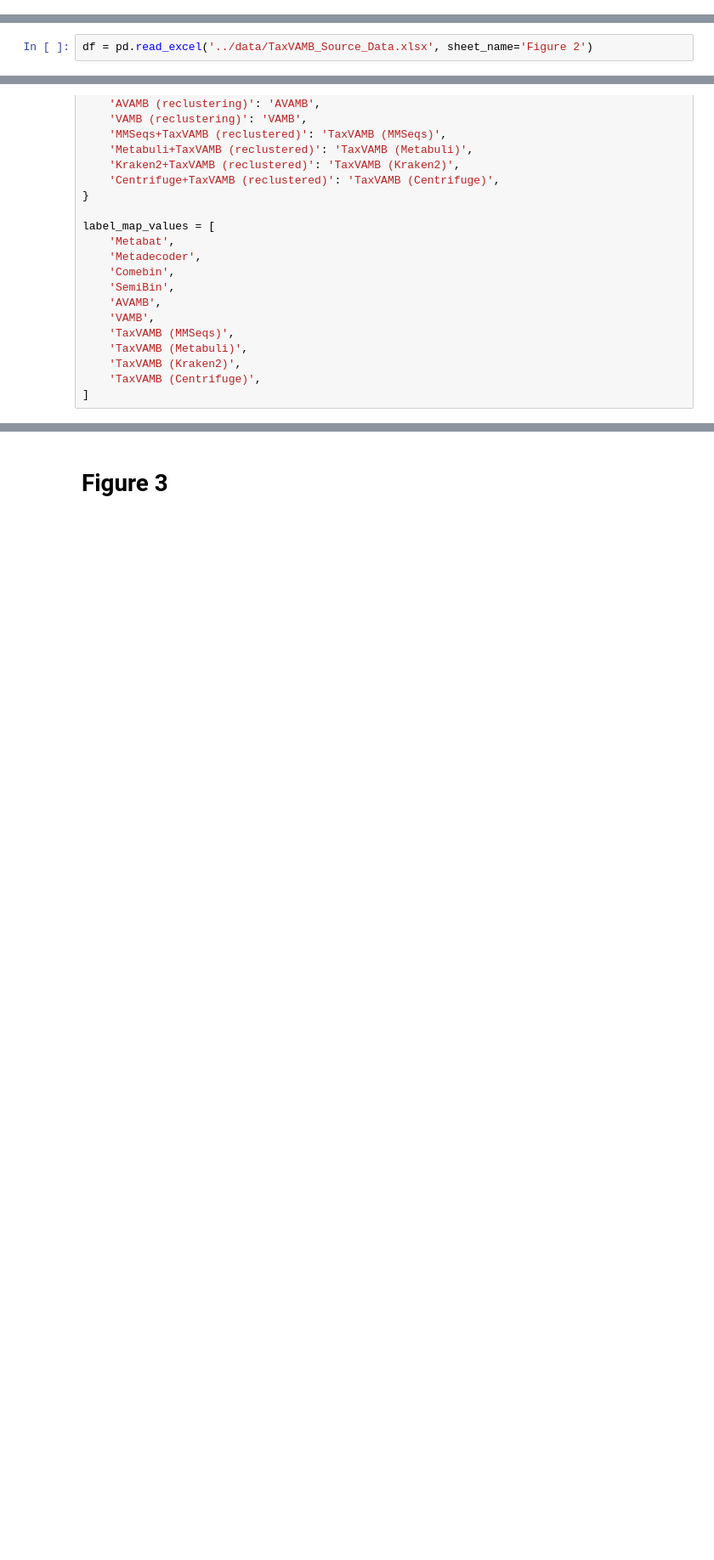
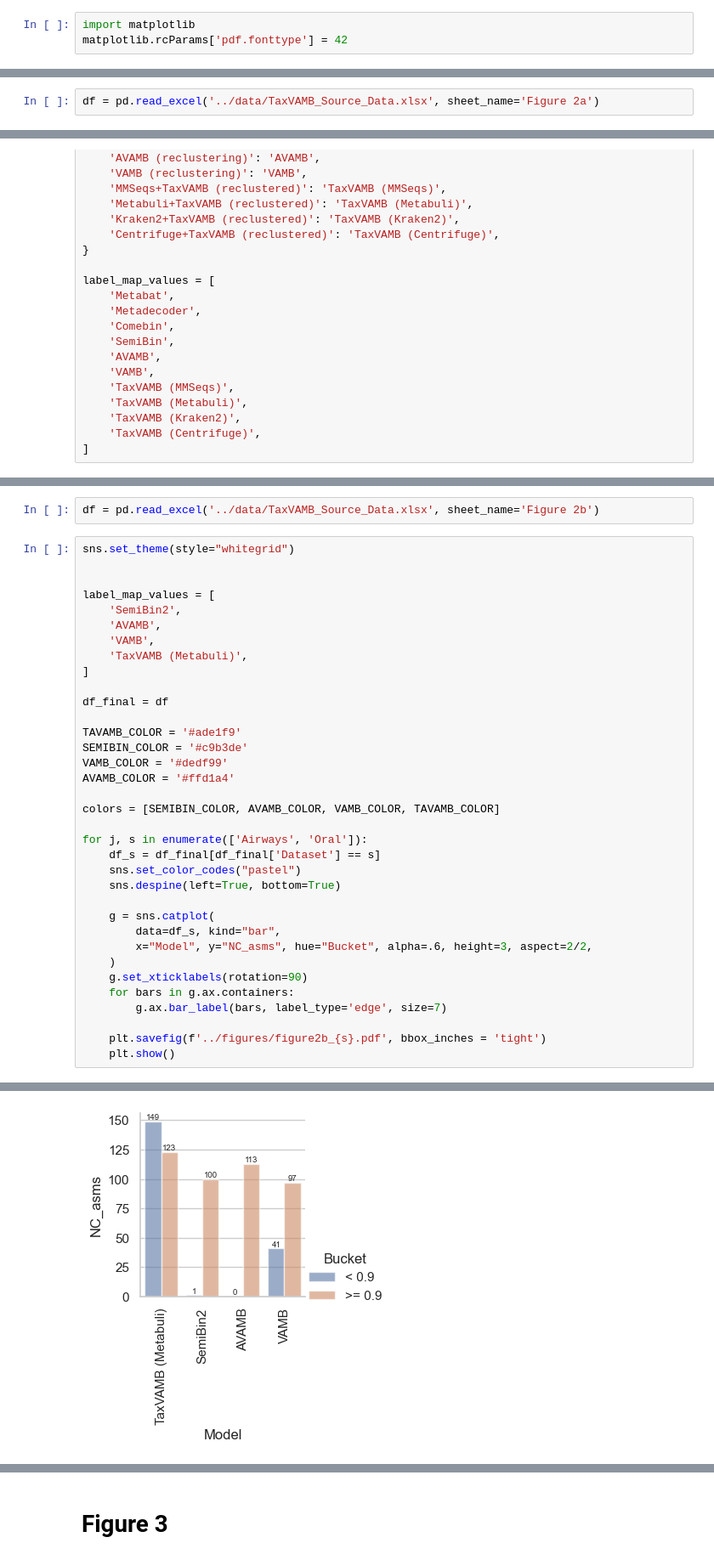
Before and after one commit to sgalkina/TaxVAMB_paper_figures, a Jupyter notebook: scripts_python/Figures.ipynb, the cells around one changed output, grey strips where cells are left out. Shown at 85% size. Cells and saved outputs as stored; diff of their text form; blank space fills up the shorter version.

Commit message:
Figure 2b

```diff
--- a/scripts_python/Figures.ipynb
+++ b/scripts_python/Figures.ipynb
@@ -5,10 +5,13 @@ import matplotlib.pyplot as plt
 import seaborn as sns
 sns.set_theme(style="whitegrid")
 import altair as alt
+# %%
+import matplotlib
+matplotlib.rcParams['pdf.fonttype'] = 42
 # %% [markdown]
 # Figure 2 and Supplementary Figure 3
 # %%
-df = pd.read_excel('../data/TaxVAMB_Source_Data.xlsx', sheet_name='Figure 2')
+df = pd.read_excel('../data/TaxVAMB_Source_Data.xlsx', sheet_name='Figure 2a')
 # %%
 with_reclustering = [
     'Metabat',
@@ -107,0 +113,38 @@ plt.show()
+# %%
+df = pd.read_excel('../data/TaxVAMB_Source_Data.xlsx', sheet_name='Figure 2b')
+# %%
+sns.set_theme(style="whitegrid")
+
+
+label_map_values = [
+    'SemiBin2',
+    'AVAMB',
+    'VAMB',
+    'TaxVAMB (Metabuli)',
+]
+
+df_final = df
+
+TAVAMB_COLOR = '#ade1f9'
+SEMIBIN_COLOR = '#c9b3de'
+VAMB_COLOR = '#dedf99'
+AVAMB_COLOR = '#ffd1a4'
+
+colors = [SEMIBIN_COLOR, AVAMB_COLOR, VAMB_COLOR, TAVAMB_COLOR]
+
+for j, s in enumerate(['Airways', 'Oral']):
+    df_s = df_final[df_final['Dataset'] == s]
+    sns.set_color_codes("pastel")
+    sns.despine(left=True, bottom=True)
+
+    g = sns.catplot(
+        data=df_s, kind="bar",
+        x="Model", y="NC_asms", hue="Bucket", alpha=.6, height=3, aspect=2/2,
+    )
+    g.set_xticklabels(rotation=90)
+    for bars in g.ax.containers:
+        g.ax.bar_label(bars, label_type='edge', size=7)
+
+    plt.savefig(f'../figures/figure2b_{s}.pdf', bbox_inches = 'tight')
+    plt.show()
+# %% [output]
@@ -107,0 +152 @@ plt.show()
+[figure, added]
```
Also changed, not shown: parts of 4 cells of this notebook, 1 other file.
